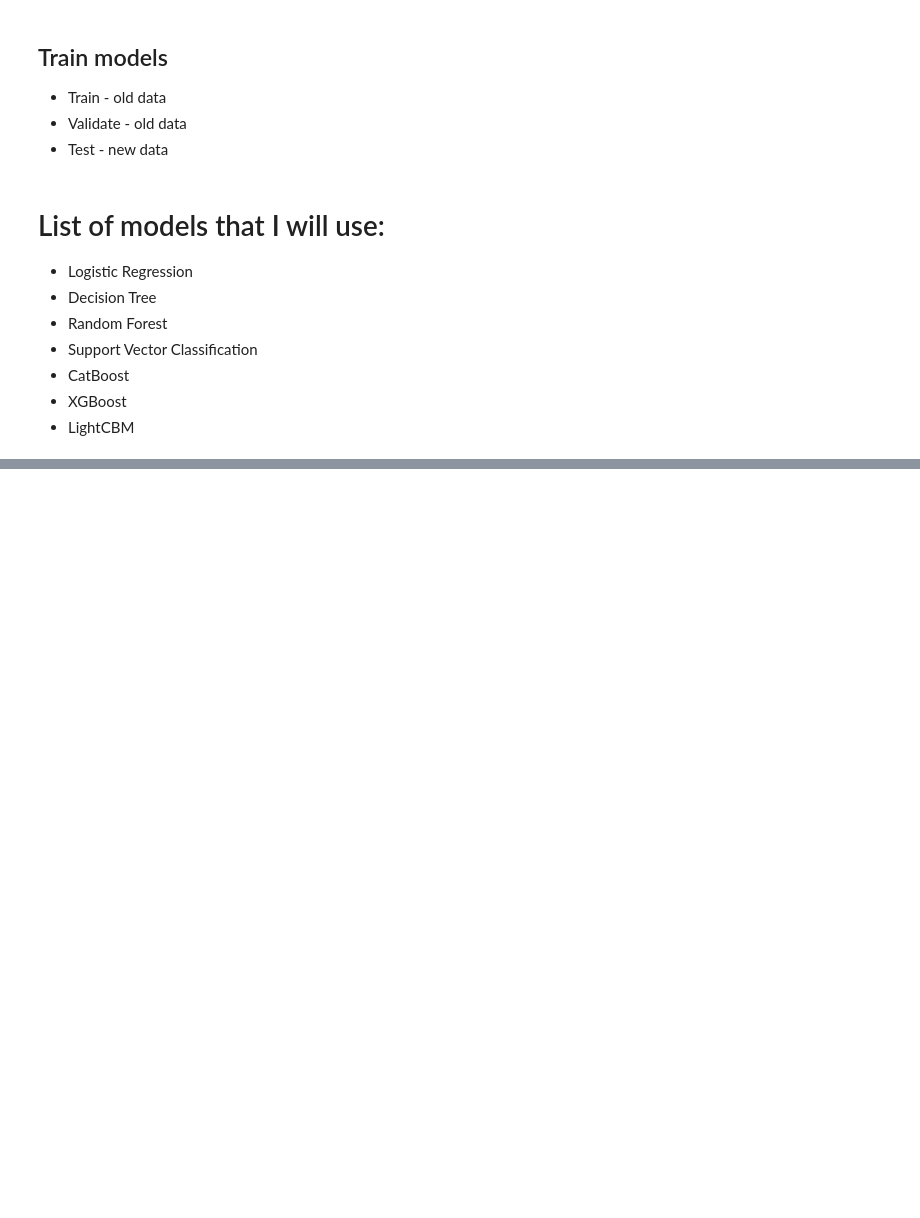
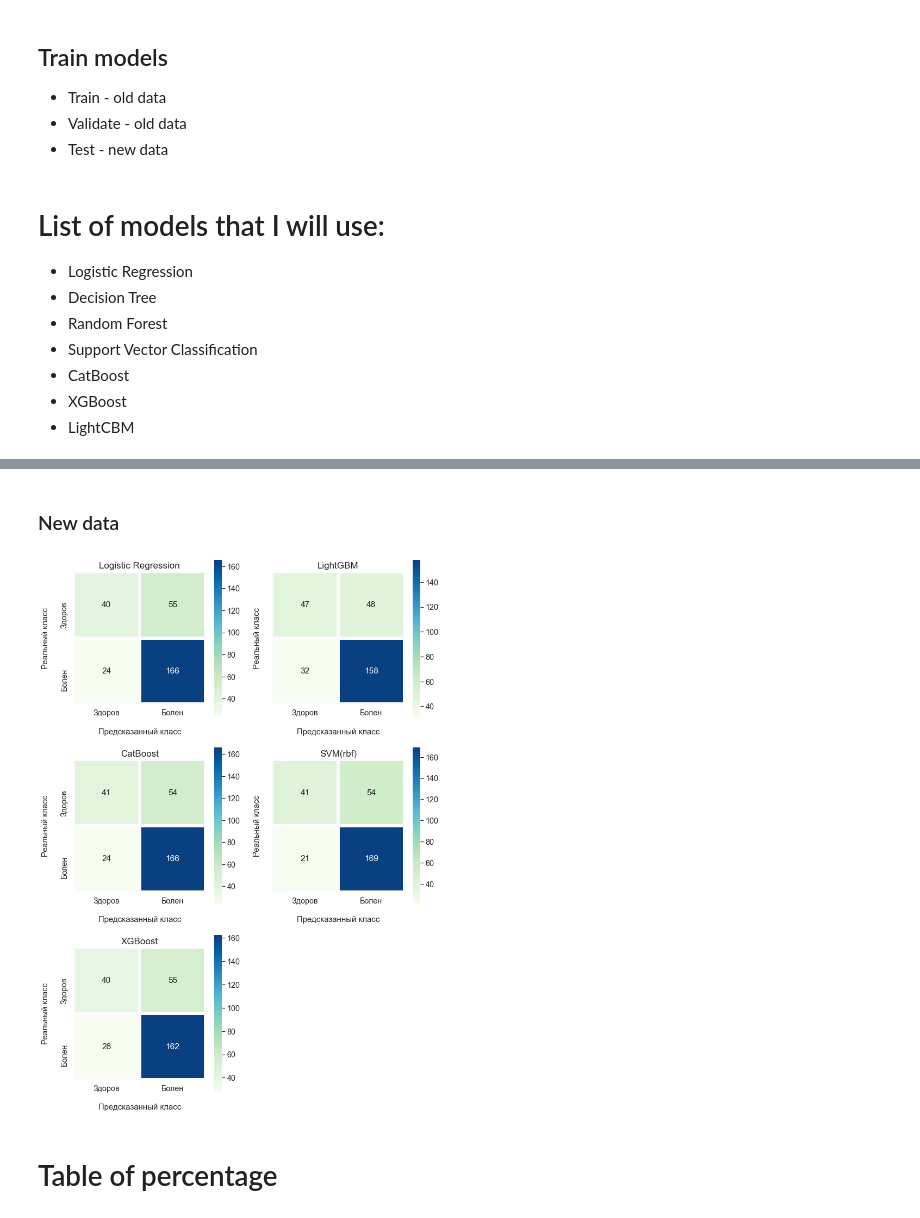
Before and after one commit to Khlebovich-Alexandra/Course-Work, a Jupyter notebook: test_models.ipynb, the cells around one changed output, grey strips where cells are left out. Saved outputs shown, nothing was run; the diff lists cells and outputs as text; code cells hidden in the pictures; blank space fills up the shorter version.

```diff
--- a/test_models.ipynb
+++ b/test_models.ipynb
@@ -199,0 +292,8 @@ print(tabulate(table, headers=['', 'Old Data', 'New Data', 'Crosstab Validate',
+# %% [markdown]
+### New data
+# %%
+draw_heatmap(data_new.drop('stage', axis=1), data_new.stage)
+# %% [output]
+[figure, added]
+# %% [markdown]
+# Table of percentage
```
Also changed, not shown: parts of 25 cells of this notebook, 6 other files.
